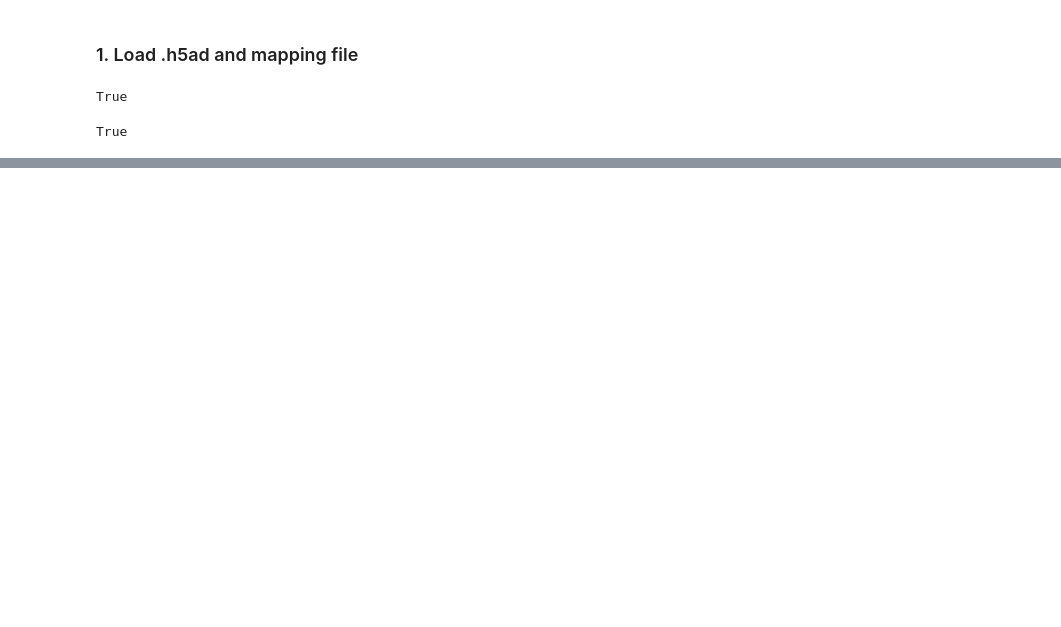
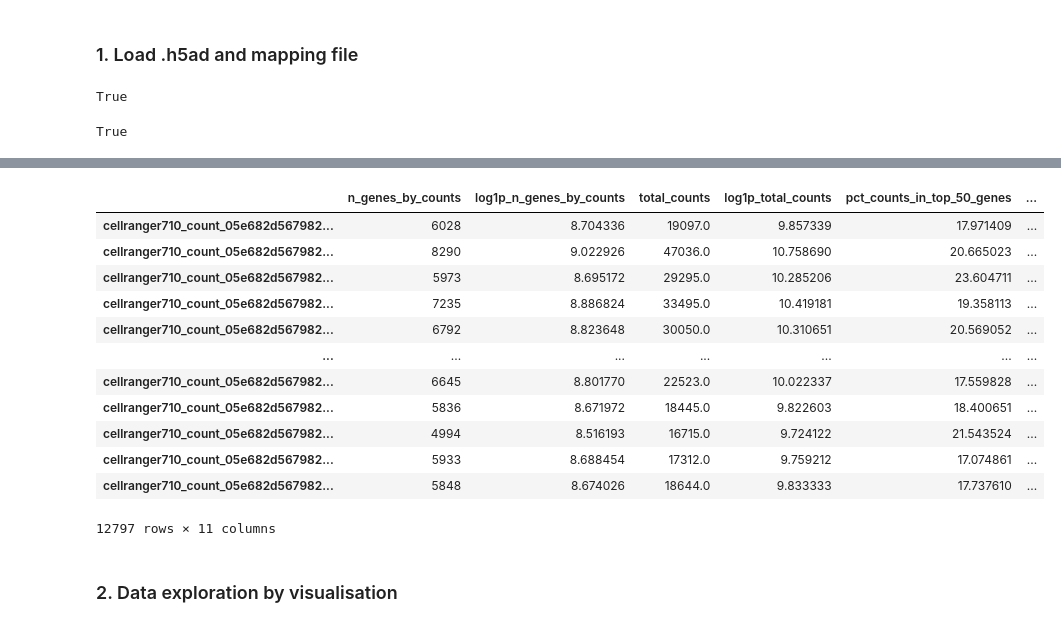
Before and after one commit to vitkl/cell2state_tf_activation, a Jupyter notebook: scripts/Kevin/20230105_multiome_rna_exploration.ipynb, the cells around one changed output, grey strips where cells are left out. Saved outputs shown, nothing was run; the diff lists cells and outputs as text; code cells hidden in the pictures; blank space fills up the shorter version.

```diff
--- a/scripts/Kevin/20230105_multiome_rna_exploration.ipynb
+++ b/scripts/Kevin/20230105_multiome_rna_exploration.ipynb
@@ -120,3 +145,21 @@ sgrna_df = pd.concat([sgrna_df, sgrna_rest_df], axis=0,ignore_index=True)
+# %%
+adata.obs
+# %% [output]
+|  | n_genes_by_counts | log1p_n_genes_by_counts | total_counts | log1p_total_counts | pct_counts_in_top_50_genes | ... |
+| cellranger710_count_05e682d567982... | 6028 | 8.704336 | 19097.0 | 9.857339 | 17.971409 | ... |
+| cellranger710_count_05e682d567982... | 8290 | 9.022926 | 47036.0 | 10.758690 | 20.665023 | ... |
+| cellranger710_count_05e682d567982... | 5973 | 8.695172 | 29295.0 | 10.285206 | 23.604711 | ... |
+| cellranger710_count_05e682d567982... | 7235 | 8.886824 | 33495.0 | 10.419181 | 19.358113 | ... |
+| cellranger710_count_05e682d567982... | 6792 | 8.823648 | 30050.0 | 10.310651 | 20.569052 | ... |
+| ... | ... | ... | ... | ... | ... | ... |
+| cellranger710_count_05e682d567982... | 6645 | 8.801770 | 22523.0 | 10.022337 | 17.559828 | ... |
+| cellranger710_count_05e682d567982... | 5836 | 8.671972 | 18445.0 | 9.822603 | 18.400651 | ... |
+| cellranger710_count_05e682d567982... | 4994 | 8.516193 | 16715.0 | 9.724122 | 21.543524 | ... |
+| cellranger710_count_05e682d567982... | 5933 | 8.688454 | 17312.0 | 9.759212 | 17.074861 | ... |
+| cellranger710_count_05e682d567982... | 5848 | 8.674026 | 18644.0 | 9.833333 | 17.737610 | ... |
+12797 rows × 11 columns
+# %% [markdown]
+<h3> 2. Data exploration by visualisation</h3>
 # %%
 def subset_cells(
     adata,
```
Also changed, not shown: parts of 4 cells of this notebook.
